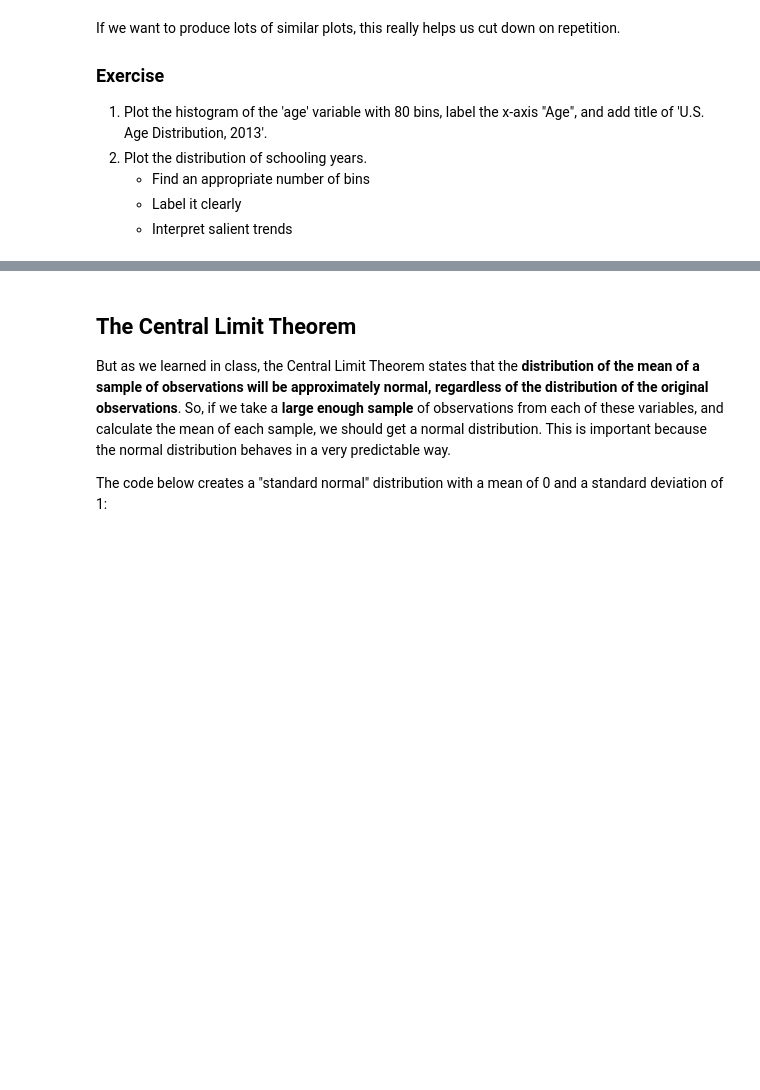
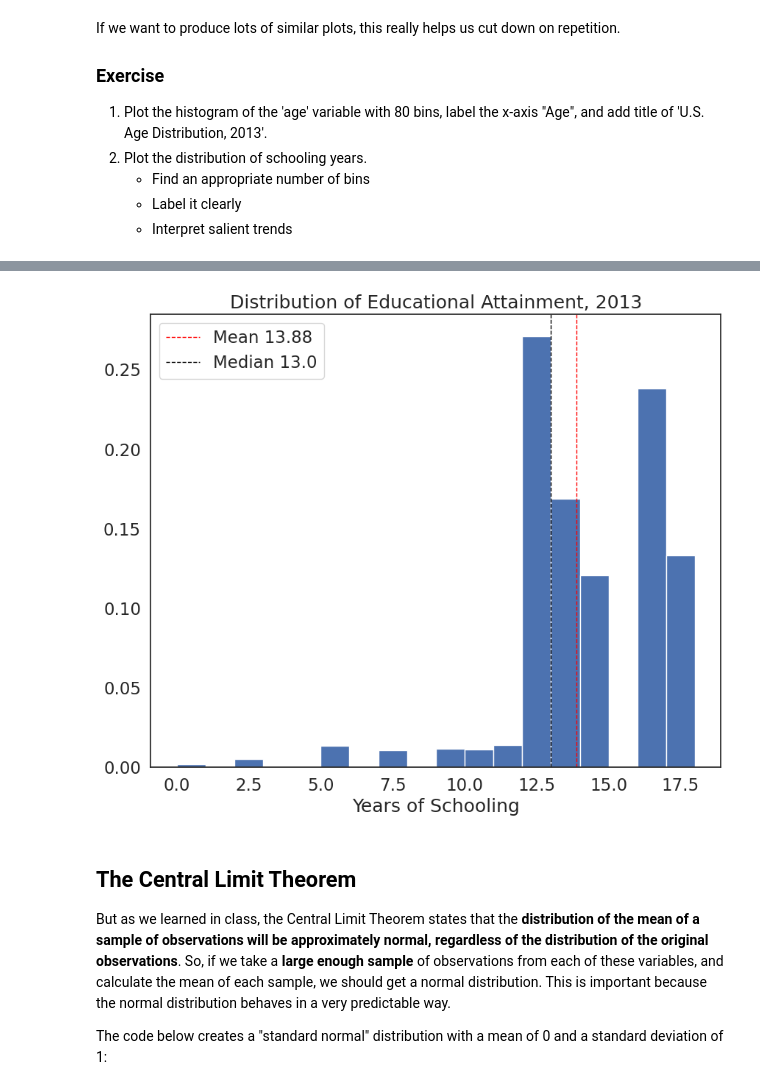
Before and after one commit to PURPLEHELEN666/QM2, a Jupyter notebook: notebooks/W5_Distributions_and_Basic_Statistics.ipynb, the cells around one changed output, grey strips where cells are left out. Drawn from its saved outputs; the diff is of its cells as text; code cells hidden in the pictures; blank space fills up the shorter version.

```diff
--- a/notebooks/W5_Distributions_and_Basic_Statistics.ipynb
+++ b/notebooks/W5_Distributions_and_Basic_Statistics.ipynb
@@ -313,3 +338,7 @@ If we want to produce lots of similar plots, this really helps us cut down on re
+# %%
+plot_histogram(df['sch'], bin_number=18, xlab="Years of Schooling", title="Distribution of Educational Attainment, 2013")
+# %% [output]
+[figure, added]
 # %% [markdown]
 ## The Central Limit Theorem
 
```
Also changed, not shown: parts of 14 cells of this notebook.
